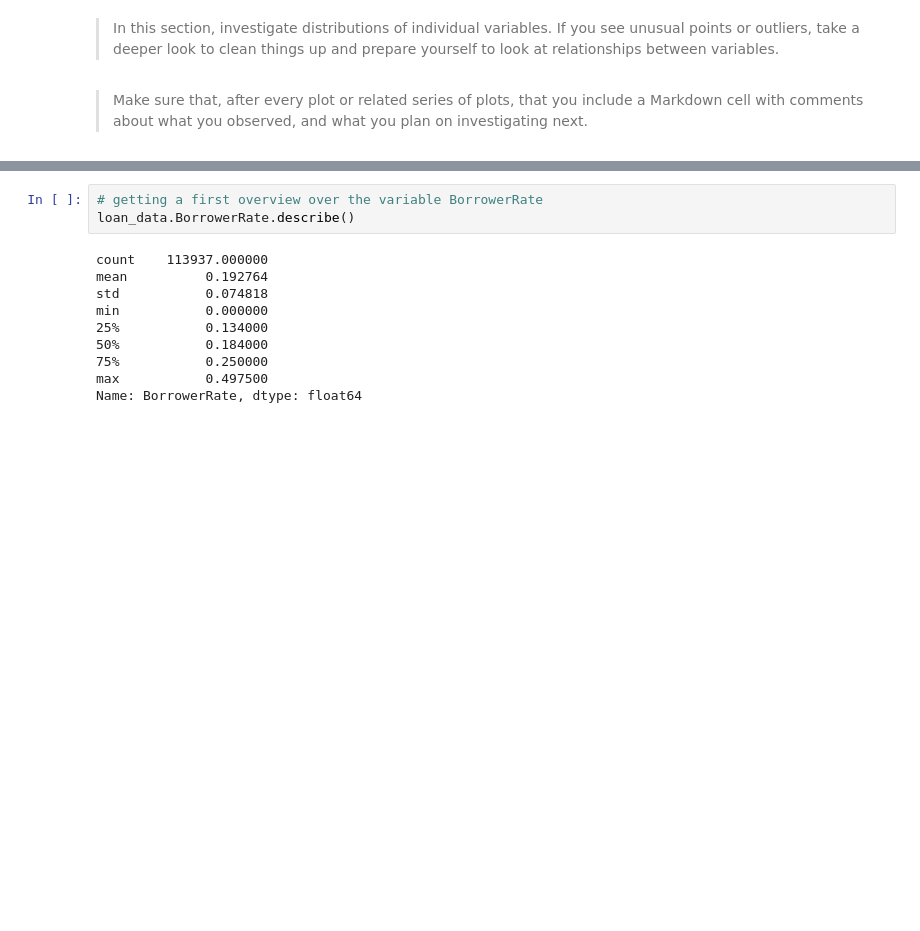
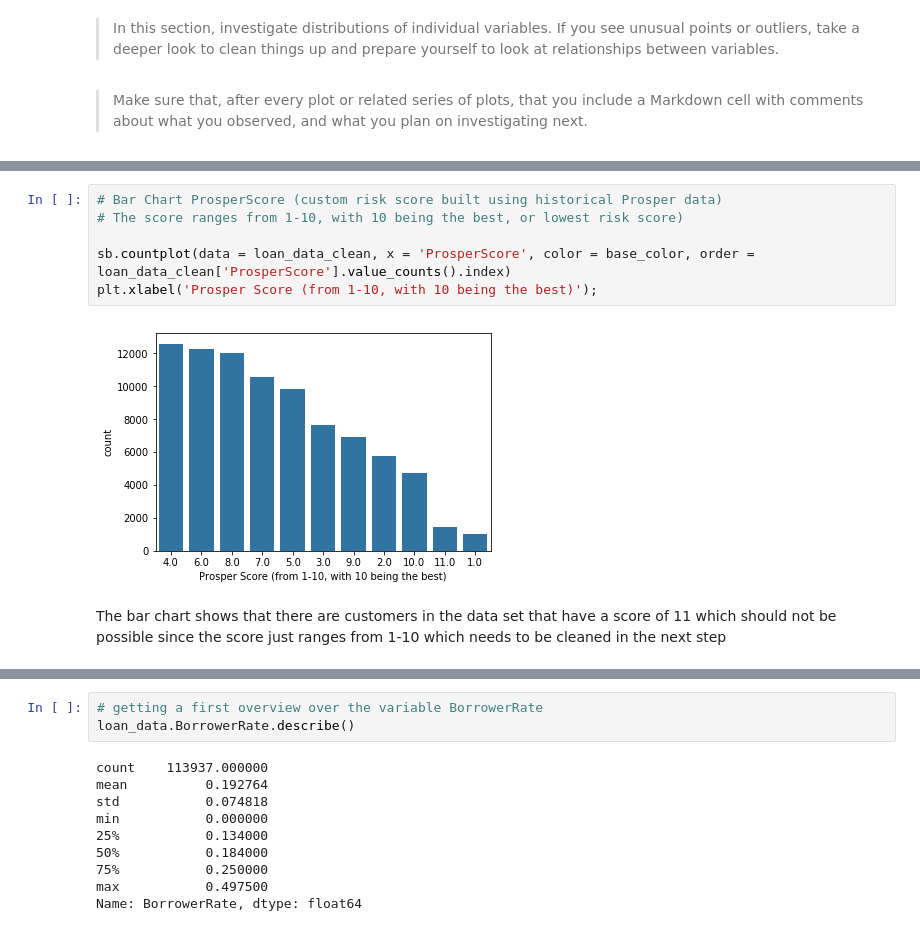
Before and after one commit to JannisMueller/Exploration-Loan-Data-from-Prosper, a Jupyter notebook: Exploration Loan Data from Prosper.ipynb, the cells around one changed output, grey strips where cells are left out. Cells and saved outputs as stored; diff of their text form; blank space fills up the shorter version.

```diff
--- a/Exploration Loan Data from Prosper.ipynb
+++ b/Exploration Loan Data from Prosper.ipynb
@@ -132,0 +191,10 @@ you plan on investigating next.
+# %%
+# Bar Chart ProsperScore (custom risk score built using historical Prosper data)
+# The score ranges from 1-10, with 10 being the best, or lowest risk score)
+
+sb.countplot(data = loan_data_clean, x = 'ProsperScore', color = base_color, order = loan_data_clean['ProsperScore'].value_counts().index)
+plt.xlabel('Prosper Score (from 1-10, with 10 being the best)');
+# %% [output]
+[figure, added]
+# %% [markdown]
+The bar chart shows that there are customers in the data set that have a score of 11 which should not be possible since the score just ranges from 1-10 which needs to be cleaned in the next step
```
Also changed, not shown: parts of 50 cells of this notebook, 1 other file.
